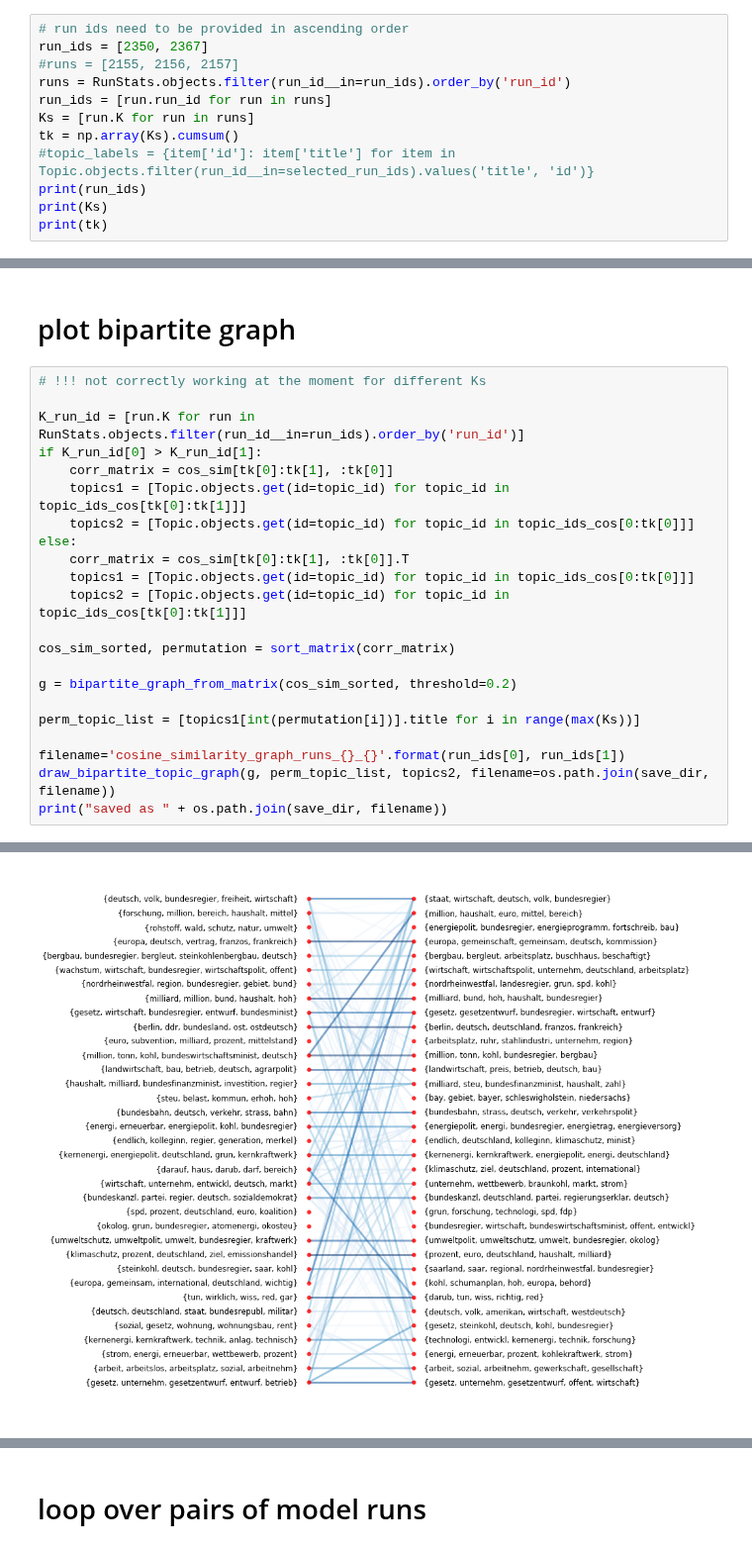
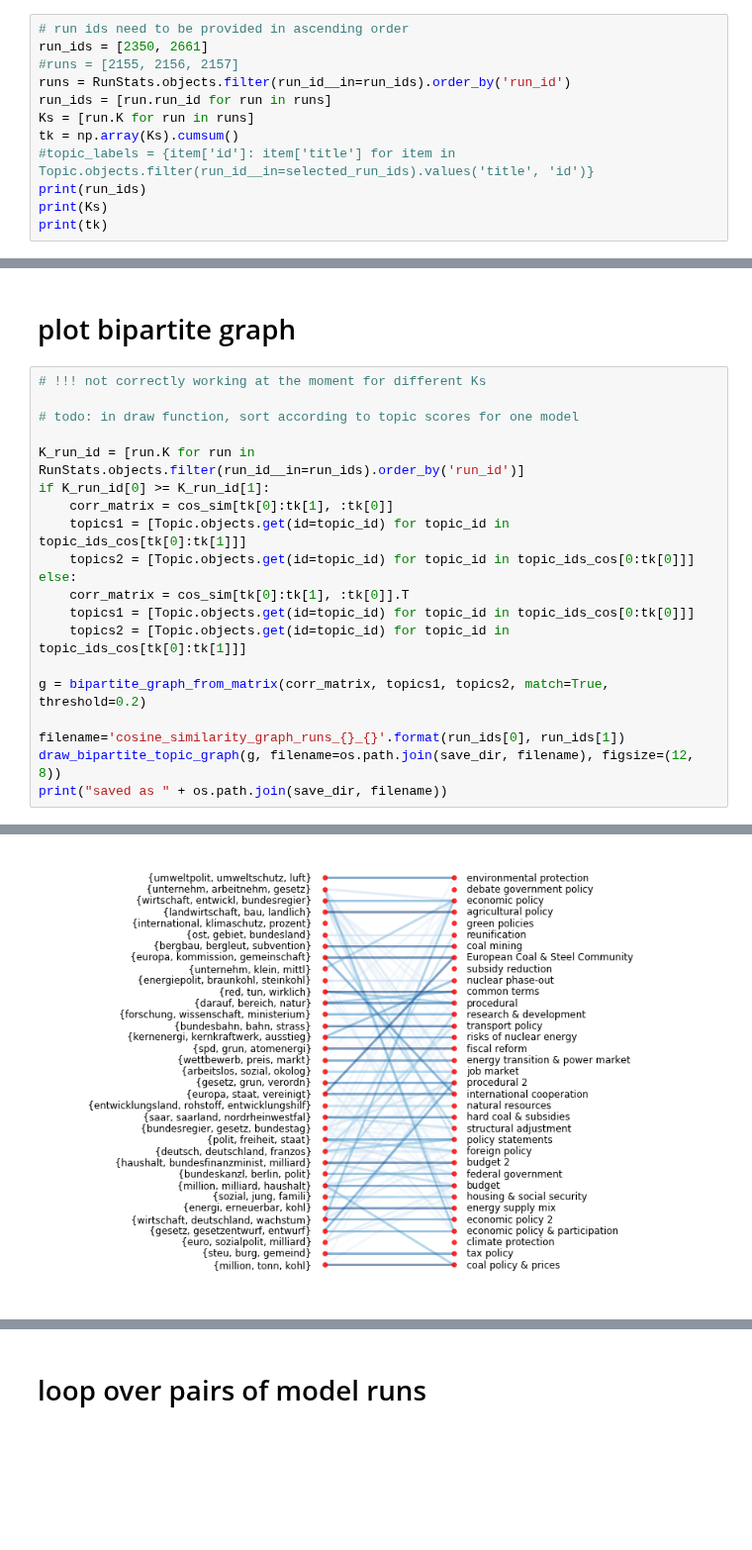
Before and after one commit to mcc-apsis/coal-discourse, a Jupyter notebook: 06_topic_comparison_cosine_similarity.ipynb, the cells around one changed output, grey strips where cells are left out. Shown at 99% size. Cells and saved outputs as stored; diff of their text form; blank space fills up the shorter version.

```diff
--- a/06_topic_comparison_cosine_similarity.ipynb
+++ b/06_topic_comparison_cosine_similarity.ipynb
@@ -123,7 +126,7 @@ def topic_topword_overlap(run_ids, period='all', no_topwords=20):
 save_dir = "./plots/bipartite_graphs/"
 # %%
 # run ids need to be provided in ascending order
-run_ids = [2350, 2367]
+run_ids = [2350, 2661]
 #runs = [2155, 2156, 2157]
 runs = RunStats.objects.filter(run_id__in=run_ids).order_by('run_id')
 run_ids = [run.run_id for run in runs]
@@ -191,8 +210,10 @@ max cols:       374.0
 # %%
 # !!! not correctly working at the moment for different Ks
 
+# todo: in draw function, sort according to topic scores for one model
+
 K_run_id = [run.K for run in RunStats.objects.filter(run_id__in=run_ids).order_by('run_id')]
-if K_run_id[0] > K_run_id[1]:
+if K_run_id[0] >= K_run_id[1]:
     corr_matrix = cos_sim[tk[0]:tk[1], :tk[0]]
     topics1 = [Topic.objects.get(id=topic_id) for topic_id in topic_ids_cos[tk[0]:tk[1]]]
     topics2 = [Topic.objects.get(id=topic_id) for topic_id in topic_ids_cos[0:tk[0]]]
@@ -201,13 +222,9 @@ else:
     topics1 = [Topic.objects.get(id=topic_id) for topic_id in topic_ids_cos[0:tk[0]]]
     topics2 = [Topic.objects.get(id=topic_id) for topic_id in topic_ids_cos[tk[0]:tk[1]]]
 
-cos_sim_sorted, permutation = sort_matrix(corr_matrix)
-
-g = bipartite_graph_from_matrix(cos_sim_sorted, threshold=0.2)
-
-perm_topic_list = [topics1[int(permutation[i])].title for i in range(max(Ks))]
+g = bipartite_graph_from_matrix(corr_matrix, topics1, topics2, match=True, threshold=0.2)
 
 filename='cosine_similarity_graph_runs_{}_{}'.format(run_ids[0], run_ids[1])
-draw_bipartite_topic_graph(g, perm_topic_list, topics2, filename=os.path.join(save_dir, filename))
+draw_bipartite_topic_graph(g, filename=os.path.join(save_dir, filename), figsize=(12, 8))
 print("saved as " + os.path.join(save_dir, filename))
 # %% [output]
@@ -218 +236 @@ saved as ./plots/bipartite_graphs/cosine_similarity_graph_runs_2350_2367
-[figure, old version]
+[figure, new version]
```
Also changed, not shown: parts of 14 cells of this notebook, 10 other files.
